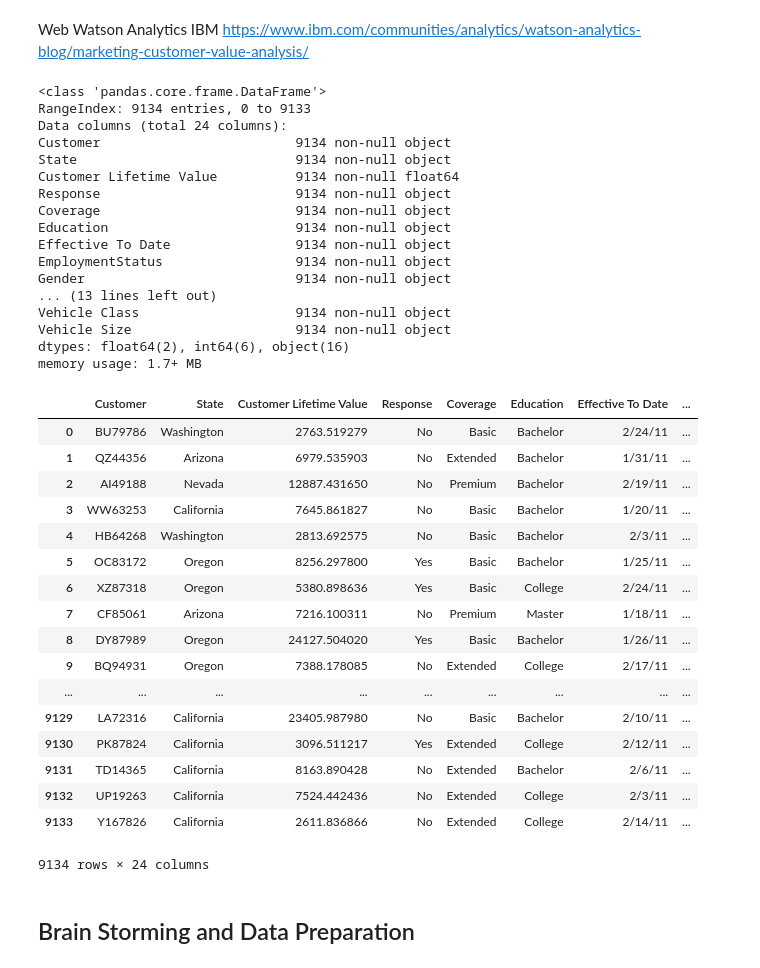
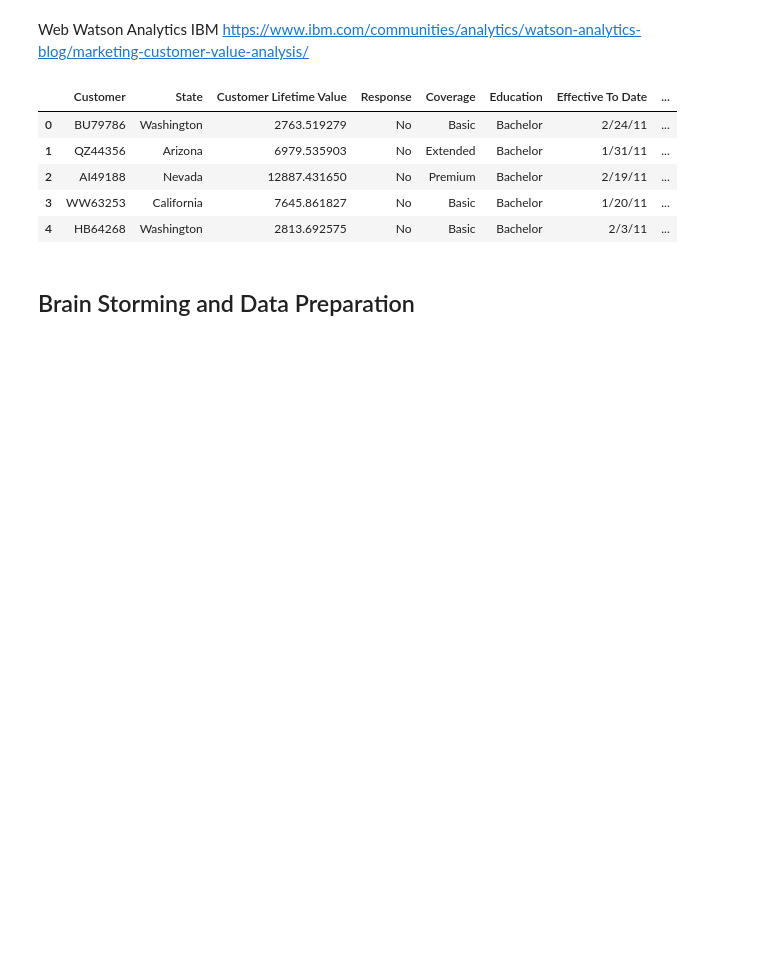
Before and after one commit to miriammg/Final-Project-IH, a Jupyter notebook: Final Project.ipynb, the cells around one changed output. Saved outputs shown, nothing was run; the diff lists cells and outputs as text; code cells hidden in the pictures; blank space fills up the shorter version.

```diff
--- a/Final Project.ipynb
+++ b/Final Project.ipynb
@@ -14,44 +14,14 @@ Web Watson Analytics IBM
 https://www.ibm.com/communities/analytics/watson-analytics-blog/marketing-customer-value-analysis/
 # %%
 df = pd.read_csv('WA_Fn-UseC_-Marketing-Customer-Value-Analysis.csv')
-df.info()
-display(df)
+display(df.head())
 # %% [output]
-<class 'pandas.core.frame.DataFrame'>
-RangeIndex: 9134 entries, 0 to 9133
-Data columns (total 24 columns):
-Customer                         9134 non-null object
-State                            9134 non-null object
-Customer Lifetime Value          9134 non-null float64
-Response                         9134 non-null object
-Coverage                         9134 non-null object
-Education                        9134 non-null object
-Effective To Date                9134 non-null object
-EmploymentStatus                 9134 non-null object
-Gender                           9134 non-null object
-... (13 lines left out)
-Vehicle Class                    9134 non-null object
-Vehicle Size                     9134 non-null object
-dtypes: float64(2), int64(6), object(16)
-memory usage: 1.7+ MB
 |  | Customer | State | Customer Lifetime Value | Response | Coverage | Education | Effective To Date | ... |
 | 0 | BU79786 | Washington | 2763.519279 | No | Basic | Bachelor | 2/24/11 | ... |
 | 1 | QZ44356 | Arizona | 6979.535903 | No | Extended | Bachelor | 1/31/11 | ... |
 | 2 | AI49188 | Nevada | 12887.431650 | No | Premium | Bachelor | 2/19/11 | ... |
 | 3 | WW63253 | California | 7645.861827 | No | Basic | Bachelor | 1/20/11 | ... |
 | 4 | HB64268 | Washington | 2813.692575 | No | Basic | Bachelor | 2/3/11 | ... |
-| 5 | OC83172 | Oregon | 8256.297800 | Yes | Basic | Bachelor | 1/25/11 | ... |
-| 6 | XZ87318 | Oregon | 5380.898636 | Yes | Basic | College | 2/24/11 | ... |
-| 7 | CF85061 | Arizona | 7216.100311 | No | Premium | Master | 1/18/11 | ... |
-| 8 | DY87989 | Oregon | 24127.504020 | Yes | Basic | Bachelor | 1/26/11 | ... |
-| 9 | BQ94931 | Oregon | 7388.178085 | No | Extended | College | 2/17/11 | ... |
-| ... | ... | ... | ... | ... | ... | ... | ... | ... |
-| 9129 | LA72316 | California | 23405.987980 | No | Basic | Bachelor | 2/10/11 | ... |
-| 9130 | PK87824 | California | 3096.511217 | Yes | Extended | College | 2/12/11 | ... |
-| 9131 | TD14365 | California | 8163.890428 | No | Extended | Bachelor | 2/6/11 | ... |
-| 9132 | UP19263 | California | 7524.442436 | No | Extended | College | 2/3/11 | ... |
-| 9133 | Y167826 | California | 2611.836866 | No | Extended | College | 2/14/11 | ... |
-9134 rows × 24 columns
 # %% [markdown]
 ## Brain Storming and Data Preparation
 # %% [markdown]
```
Also changed, not shown: parts of 41 cells of this notebook, 1 other file.
